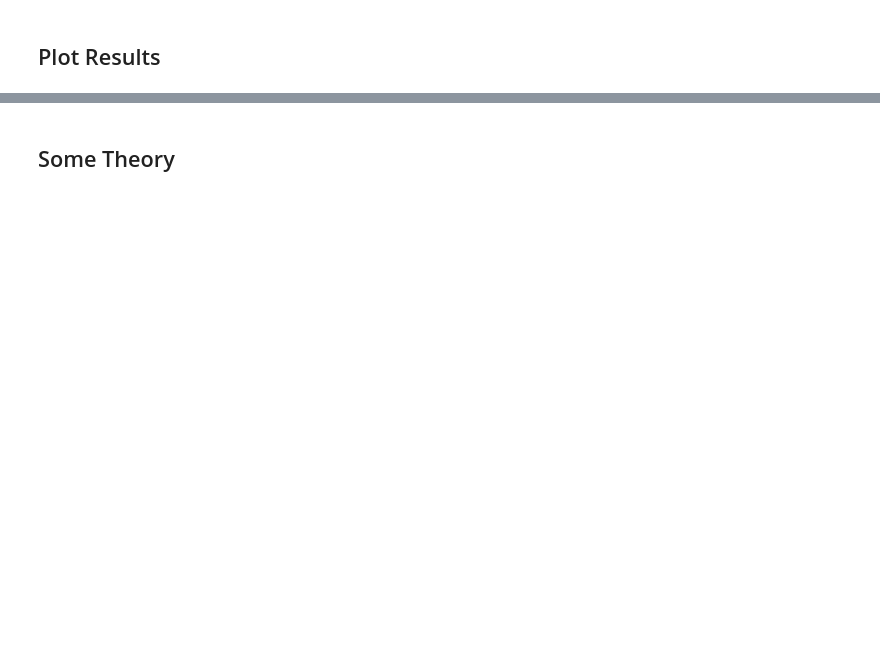
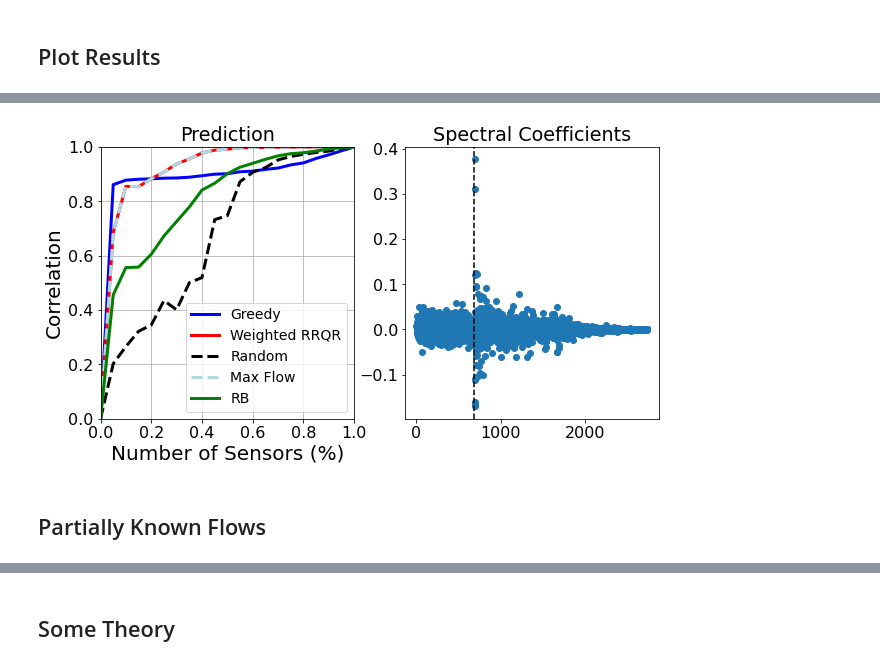
Before and after one commit to arnav-b/sensor-placement, a Jupyter notebook: flows.ipynb, the cells around one changed output, grey strips where cells are left out. Drawn from its saved outputs; the diff is of its cells as text; code cells hidden in the pictures; blank space fills up the shorter version.

```diff
--- a/flows.ipynb
+++ b/flows.ipynb
@@ -48,0 +78,38 @@ plt.savefig("results/traffic_correlations.pdf")
+# %%
+def plot_spectral_coefs(G, flow, ax, title, xlabel=False, ylabel=False):
+    n, m = G.number_of_nodes(), G.number_of_edges()
+
+    B = nx.incidence_matrix(G, oriented=True).toarray()
+    U, s, Vh = linalg.svd(B)
+    Sigma = linalg.diagsvd(s, U.shape[1], Vh.shape[0])
+    s = list(s) + [0] * (m - n)
+
+    p = Vh @ utils.metrics.dict2vect(G, flow)
+
+    ax.scatter(range(G.number_of_edges(), 0, -1), (1 / np.linalg.norm(p)) * p)
+    ax.axvline(x=G.number_of_edges() - G.number_of_nodes() + 1, c="black", linestyle="dashed")
+    ax.set_title(title)
+    if xlabel:
+        ax.set_xlabel("Rank")
+    if ylabel:
+        ax.set_ylabel("Spectral Coefficient")
+
+    return U, s, Vh.T
+# %%
+import pandas as pd
+
+G = nx.from_pandas_edgelist(pd.read_csv("data/power_net.csv", header=None), source=0, target=1, create_using=nx.DiGraph)
+with open("data/flows_power.pkl", "rb") as f:
+    labeled_flows = pickle.load(f)
+# %%
+evaluator = flows.lazy.LazyEvaluator(G, labeled_flows)
+results = evaluator.get_results()
+# %%
+fig, ax = plt.subplots(1, 2, figsize=(10, 5))
+plot_results(results, ax[0], "Prediction", legend=True, xlabel=True, ylabel=True)
+_, _, _ = plot_spectral_coefs(G, labeled_flows, ax[1], "Spectral Coefficients")
+plt.savefig("results/power_rrqr.pdf")
+# %% [output]
+[figure, added]
+# %% [markdown]
+## Partially Known Flows
```
Also changed, not shown: parts of 35 cells of this notebook, 4 other files.
